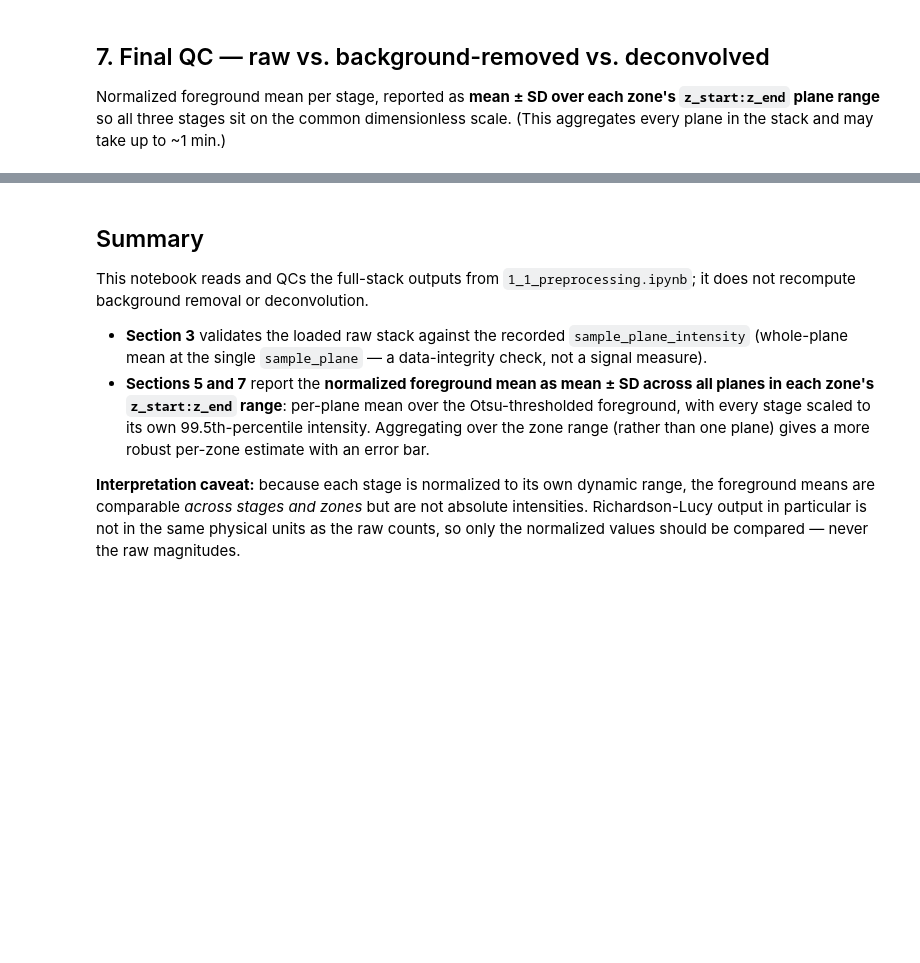
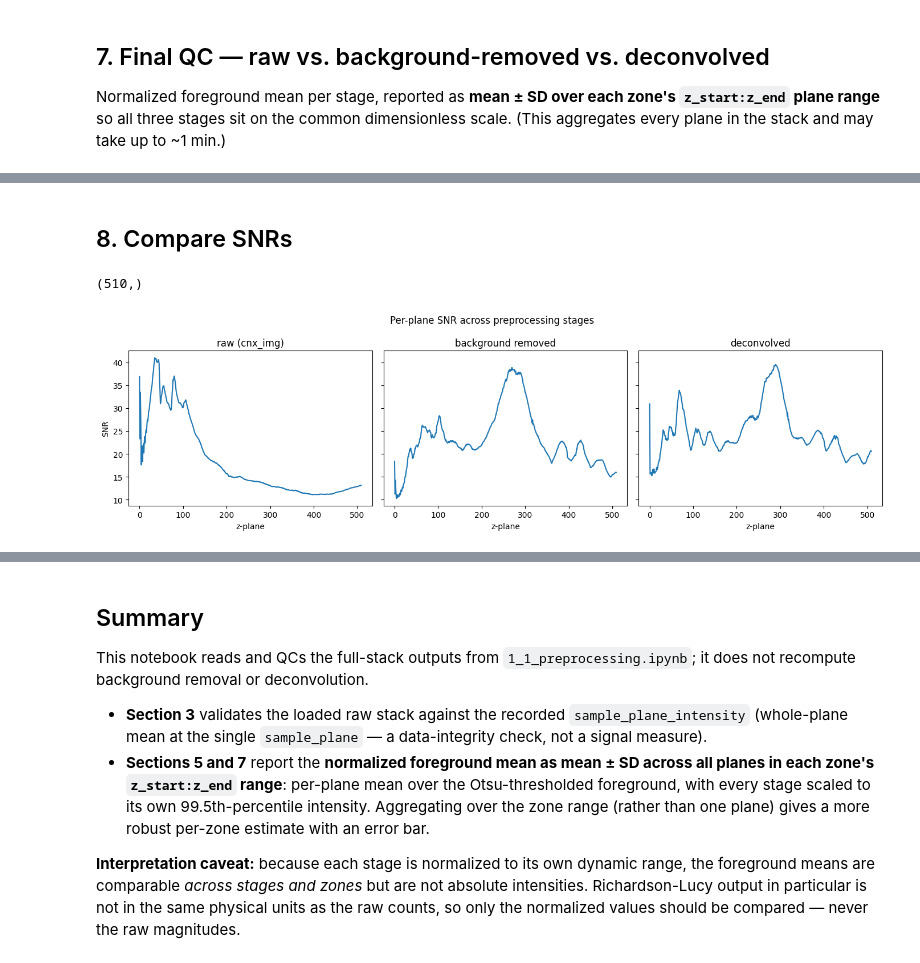
Before and after one commit to llloretta/connexin-pipeline, a Jupyter notebook: notebooks/1_2_preprocessing_full_stack_test.ipynb, the cells around one changed output, grey strips where cells are left out. Cells and saved outputs as stored; diff of their text form; code cells hidden in the pictures; blank space fills up the shorter version.

```diff
--- a/notebooks/1_2_preprocessing_full_stack_test.ipynb
+++ b/notebooks/1_2_preprocessing_full_stack_test.ipynb
@@ -371,0 +372,2 @@ plt.show()
+# %% [markdown]
+## 8. Compare SNRs
@@ -371,0 +403,33 @@ plt.show()
+# %%
+snr_per_plane.shape
+# %% [output]
+(510,)
+# %%
+import numpy as np
+import matplotlib.pyplot as plt
+
+# The three stages to compare
+stages = {
+    "raw (cnx_img)": cnx_img,
+    "background removed": background_removed,
+    "deconvolved": deconvolved,
+}
+
+# SNR per plane for each stage
+snr = {name: np.array([compute_snr(vol[z]) for z in range(len(vol))])
+       for name, vol in stages.items()}
+
+# Plot side by side, shared y-axis so the heights are directly comparable
+fig, axes = plt.subplots(1, 3, figsize=(14, 4), sharey=True)
+
+for ax, (name, values) in zip(axes, snr.items()):
+    ax.plot(values, color="tab:blue")
+    ax.set_title(name)
+    ax.set_xlabel("z-plane")
+
+axes[0].set_ylabel("SNR")
+fig.suptitle("Per-plane SNR across preprocessing stages")
+plt.tight_layout()
+plt.show()
+# %% [output]
+[figure, added]
```
Also changed, not shown: parts of 12 cells of this notebook, 1 other file.
